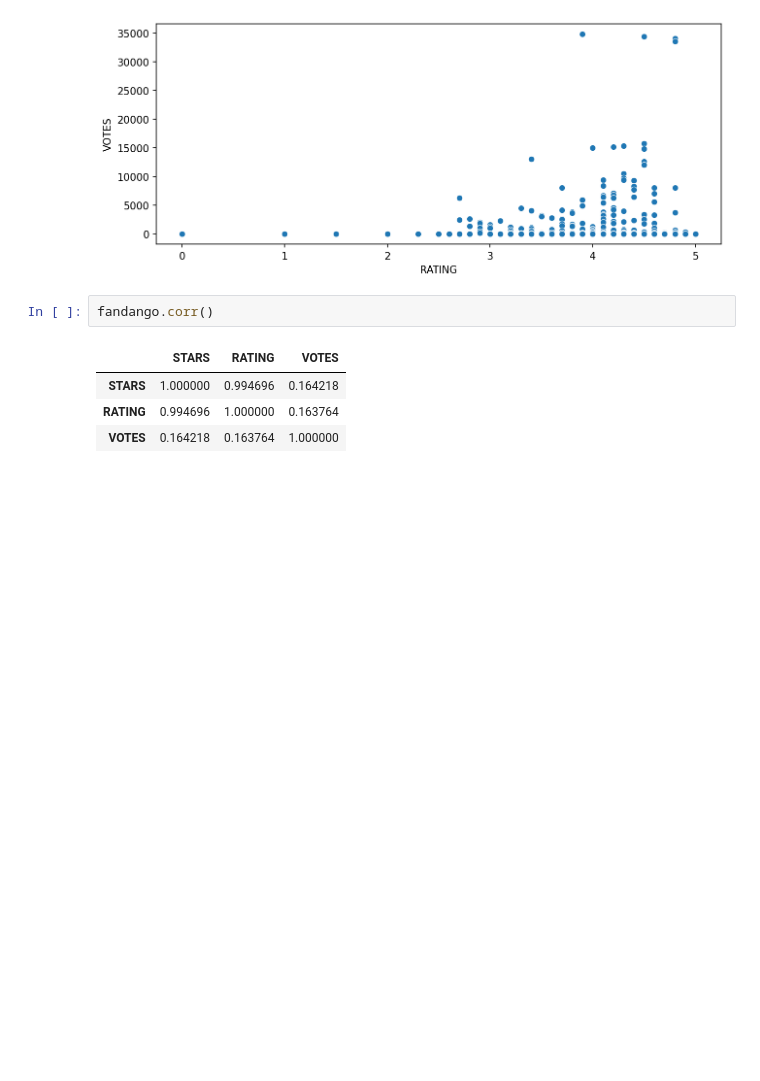
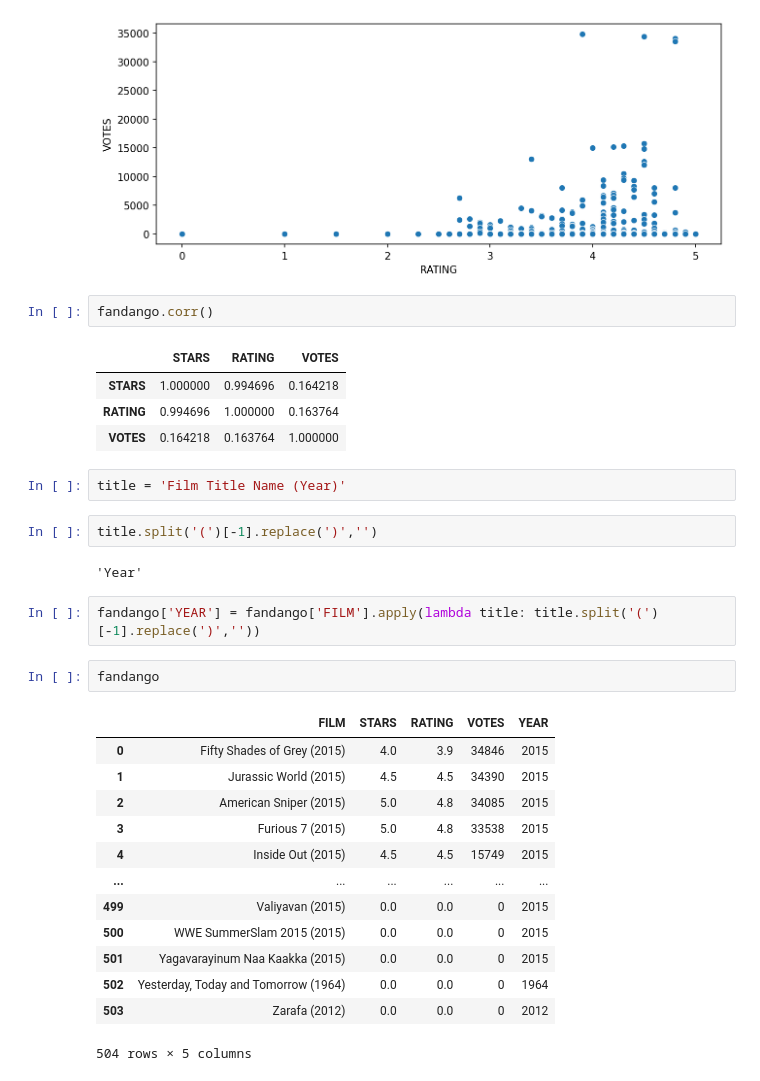
Before and after one commit to rowm30/ML_22Q1_LearnEnv_MK1, a Jupyter notebook: Untitled8.ipynb, the cells around one changed output. Saved outputs shown, nothing was run; the diff lists cells and outputs as text; blank space fills up the shorter version.

```diff
--- a/Untitled8.ipynb
+++ b/Untitled8.ipynb
@@ -43,3 +43,27 @@ fandango.corr()
 | STARS | 1.000000 | 0.994696 | 0.164218 |
 | RATING | 0.994696 | 1.000000 | 0.163764 |
 | VOTES | 0.164218 | 0.163764 | 1.000000 |
+# %%
+title = 'Film Title Name (Year)'
+# %%
+title.split('(')[-1].replace(')','')
+# %% [output]
+'Year'
+# %%
+fandango['YEAR'] = fandango['FILM'].apply(lambda title: title.split('(')[-1].replace(')',''))
+# %%
+fandango
+# %% [output]
+|  | FILM | STARS | RATING | VOTES | YEAR |
+| 0 | Fifty Shades of Grey (2015) | 4.0 | 3.9 | 34846 | 2015 |
+| 1 | Jurassic World (2015) | 4.5 | 4.5 | 34390 | 2015 |
+| 2 | American Sniper (2015) | 5.0 | 4.8 | 34085 | 2015 |
+| 3 | Furious 7 (2015) | 5.0 | 4.8 | 33538 | 2015 |
+| 4 | Inside Out (2015) | 4.5 | 4.5 | 15749 | 2015 |
+| ... | ... | ... | ... | ... | ... |
+| 499 | Valiyavan (2015) | 0.0 | 0.0 | 0 | 2015 |
+| 500 | WWE SummerSlam 2015 (2015) | 0.0 | 0.0 | 0 | 2015 |
+| 501 | Yagavarayinum Naa Kaakka (2015) | 0.0 | 0.0 | 0 | 2015 |
+| 502 | Yesterday, Today and Tomorrow (1964) | 0.0 | 0.0 | 0 | 1964 |
+| 503 | Zarafa (2012) | 0.0 | 0.0 | 0 | 2012 |
+504 rows × 5 columns
```
Also changed, not shown: parts of 4 cells of this notebook.
